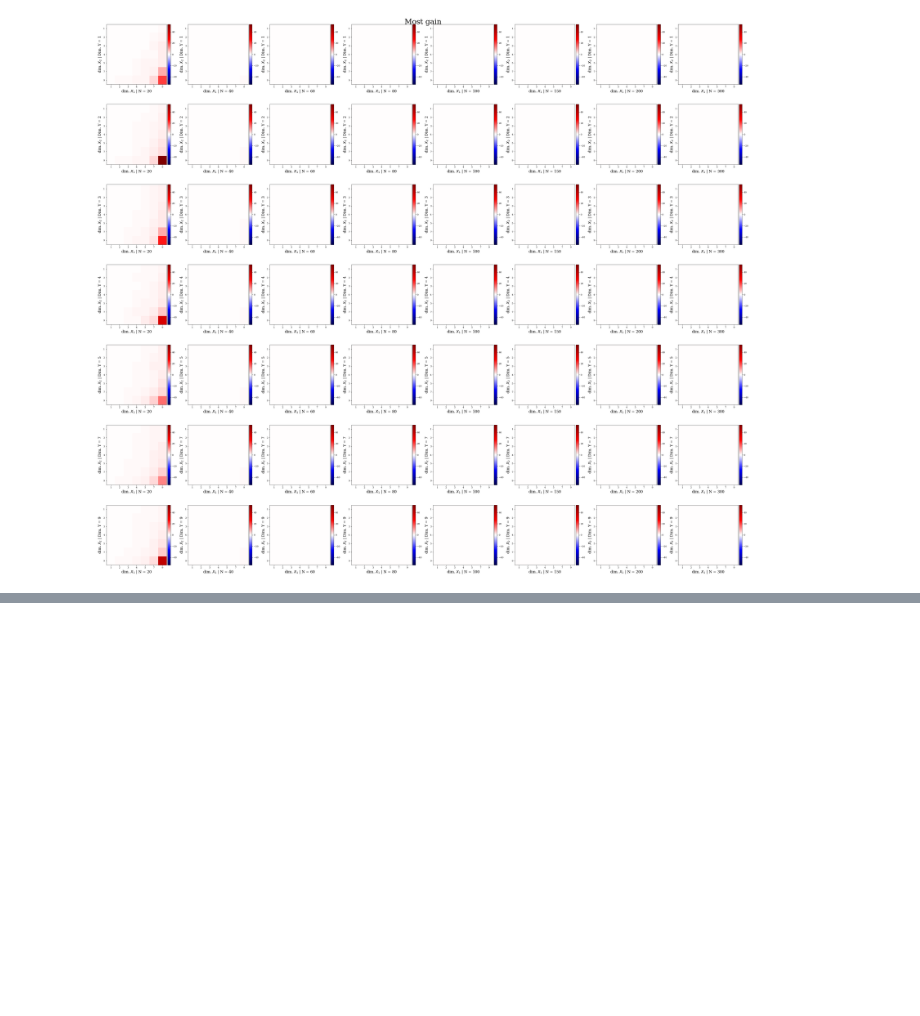
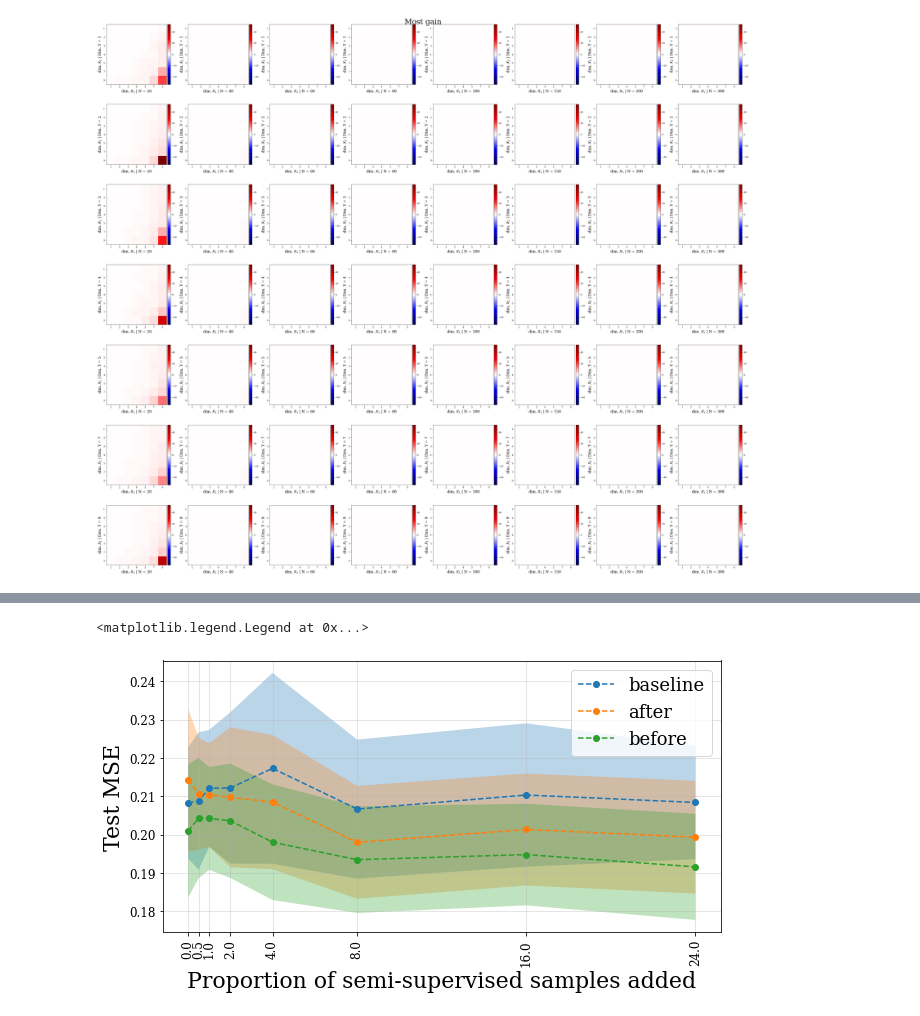
Before and after one commit to shahineb/collider-regression, a Jupyter notebook: notebooks/scores-analysis.ipynb, the cells around one changed output, grey strips where cells are left out. Saved outputs shown, nothing was run; the diff lists cells and outputs as text; code cells hidden in the pictures; blank space fills up the shorter version.

```diff
--- a/notebooks/scores-analysis.ipynb
+++ b/notebooks/scores-analysis.ipynb
@@ -307,0 +332,17 @@ np.median(scores['after'])
+# %%
+dirpaths = glob('../experiments/data/outputs/kernel_model_mvn_data/semiprop/*')
+scores = {'after':[], 'before':[], 'baseline':[], 'semiprop': [], 'seed': [], 'most_gain': []}
+for dirpath in dirpaths:
+    tokens = dirpath.split('/')[-1].split('_')
+    seed, semiprop = int(tokens[1]), float(tokens[-1])
+    with open(os.path.join(dirpath, 'scores.metrics'), "r") as f:
+        foo = yaml.safe_load(f)
+        scores['seed'].append(seed)
+        scores['semiprop'].append(semiprop)
+        scores['after'].append(foo['after'])
+        scores['before'].append(foo['before'])
+        scores['baseline'].append(foo['baseline'])
+        scores['most_gain'].append(foo['most_gain'])
+# %%
+df = pd.DataFrame(scores).drop('seed', axis=1)
+df = df.groupby('semiprop').aggregate(['mean', 'std'])
@@ -307,0 +363,43 @@ np.median(scores['after'])
+# %%
+fig, ax = plt.subplots(1, 1, figsize=(10, 5))
+
+fontsize = 22
+legendsize = 18
+
+semiprop = df.index.values
+
+baseline_mean = df.baseline['mean']
+baseline_ub = baseline_mean + df.baseline['std']
+baseline_lb = baseline_mean - df.baseline['std']
+
+after_mean = df.after['mean']
+after_ub = after_mean + df.after['std']
+after_lb = after_mean - df.after['std']
+
+before_mean = df.before['mean']
+before_ub = before_mean + df.before['std']
+before_lb = before_mean - df.before['std']
+
+
+ax.plot(semiprop, baseline_mean, ls='--', marker='o', label='baseline')
+ax.fill_between(semiprop, baseline_lb, baseline_ub, alpha=0.3)
+
+ax.plot(semiprop, after_mean, ls='--', marker='o', label='after')
+ax.fill_between(semiprop, after_lb, after_ub, alpha=0.3)
+
+ax.plot(semiprop, before_mean, ls='--', marker='o', label='before')
+ax.fill_between(semiprop, before_lb, before_ub, alpha=0.3)
+
+ax.set_xticks(semiprop)
+ax.set_xticklabels(semiprop, rotation=90)
+ax.tick_params(labelsize=12)
+
+ax.set_ylabel("Test MSE", fontsize=fontsize)
+ax.set_xlabel('Proportion of semi-supervised samples added', fontsize=fontsize)
+
+
+ax.grid(alpha=0.4)
+plt.legend(fontsize=legendsize)
+# %% [output]
+<matplotlib.legend.Legend at 0x...>
+[figure, added]
```
Also changed, not shown: parts of 13 cells of this notebook, 4 other files.
